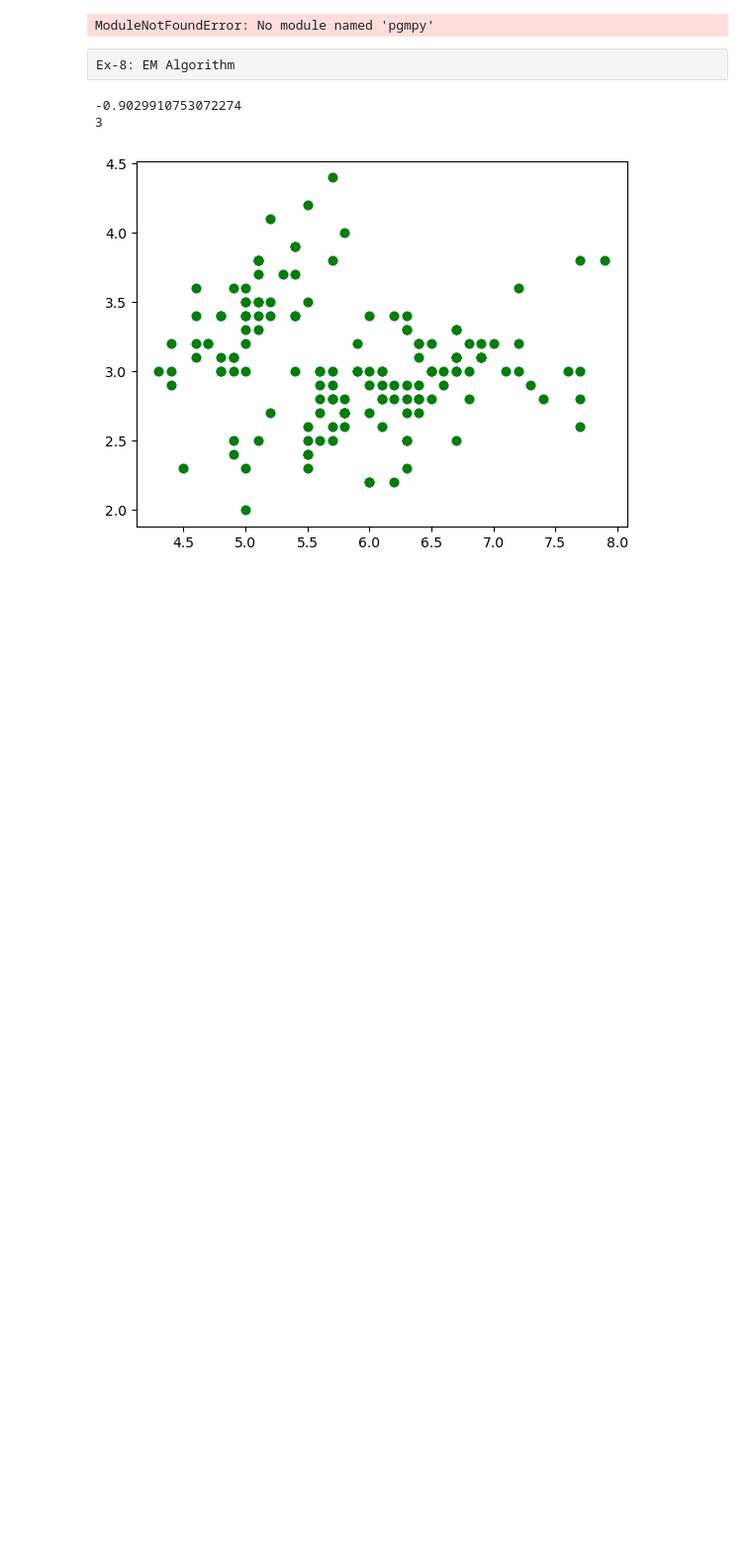
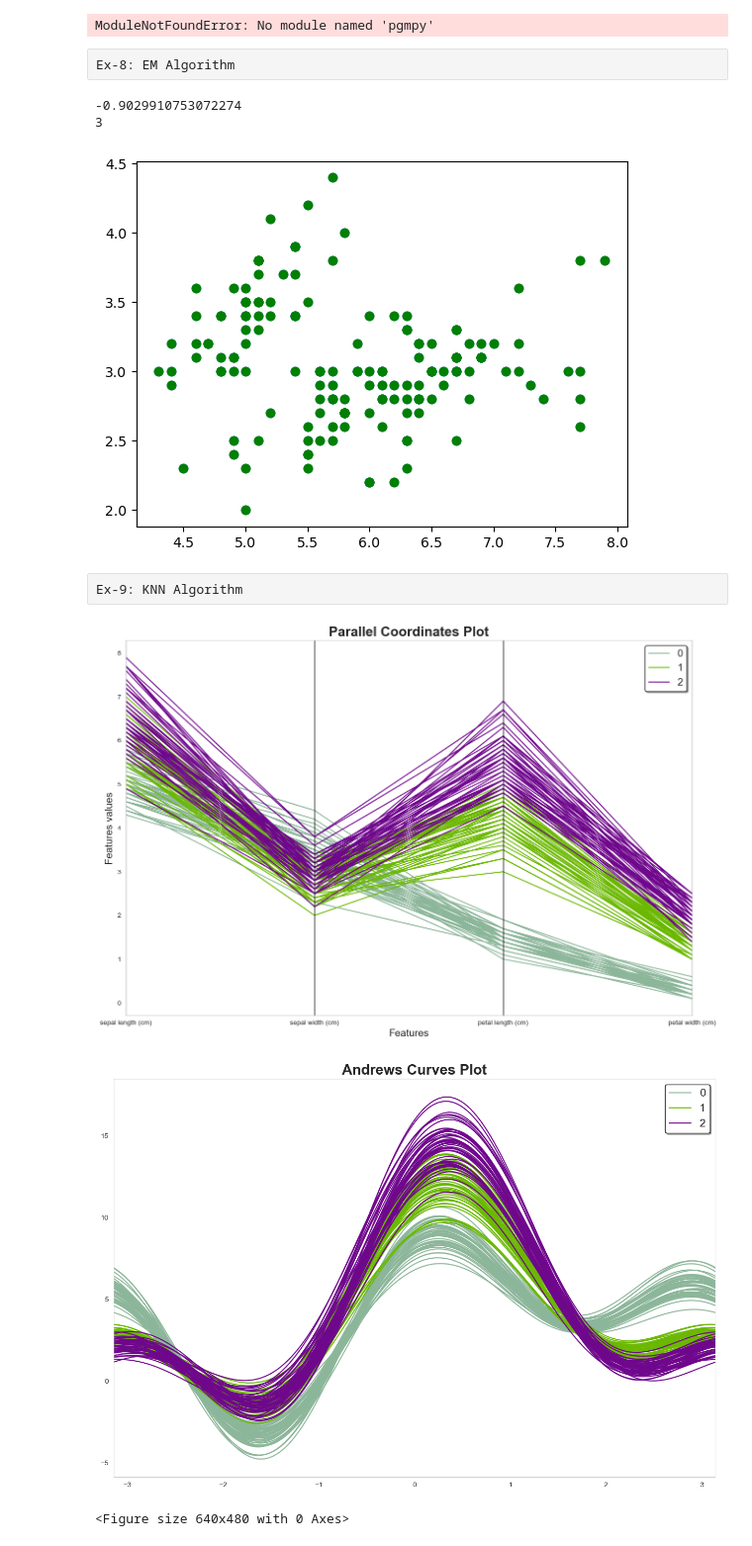
Before and after one commit to Haryish/MCA-e_Library, a Jupyter notebook: Semester2/AIML Lab/2232MCA0058-AIML Lab.ipynb, the cells around one changed output. Shown at 99% size. Cells and saved outputs as stored; diff of their text form; code cells hidden in the pictures; blank space fills up the shorter version.

```diff
--- a/Semester2/AIML Lab/2232MCA0058-AIML Lab.ipynb
+++ b/Semester2/AIML Lab/2232MCA0058-AIML Lab.ipynb
@@ -291,3 +361,82 @@ print(gmm.n_iter_)
 -0.9029910753072274
 3
 [figure]
+# %% [raw]
+Ex-9: KNN Algorithm
+# %%
+import numpy as np
+import pandas as pd
+
+from sklearn import datasets
+iris = datasets.load_iris()
+
+x,y = pd.DataFrame(iris['data'],columns=iris['feature_names']),pd.DataFrame(iris['target'],columns=['target'])
+
+dataset = x
+dataset['target'] = y
+
+
+from sklearn.neighbors import KNeighborsClassifier
+from sklearn.metrics import confusion_matrix, accuracy_score
+from sklearn.model_selection import cross_val_score
+
+
+classifier = KNeighborsClassifier(n_neighbors=3)
+
+
+classifier.fit(xtr, ytr)
+
+
+y_pred = classifier.predict(xts)
+
+cm = confusion_matrix(yts, y_pred)
+
+# creating list of K for KNN
+k_list = list(range(1,50,2))
+# creating list of cv scores
+cv_scores = []
+
+# perform 10-fold cross validation
+for k in k_list:
+    knn = KNeighborsClassifier(n_neighbors=k)
+    scores = cross_val_score(knn, xtr, ytr, cv=10, scoring='accuracy')
+    cv_scores.append(scores.mean())
+
+
+import matplotlib.pyplot as plt
+import seaborn as sns
+%matplotlib inline
+from pandas.plotting import parallel_coordinates
+plt.figure(figsize=(15,10))
+parallel_coordinates(dataset, "target")
+plt.title('Parallel Coordinates Plot', fontsize=20, fontweight='bold')
+plt.xlabel('Features', fontsize=15)
+plt.ylabel('Features values', fontsize=15)
+plt.legend(loc=1, prop={'size': 15}, frameon=True,shadow=True, facecolor="white", edgecolor="black")
+plt.show()
+
+from sklearn.model_selection import train_test_split
+xtr, xts, ytr, yts = train_test_split(x, y, test_size = 0.2, random_state = 0)
+
+from pandas.plotting import andrews_curves
+plt.figure(figsize=(15,10))
+andrews_curves(dataset, "target")
+plt.title('Andrews Curves Plot', fontsize=20, fontweight='bold')
+plt.legend(loc=1, prop={'size': 15}, frameon=True,shadow=True, facecolor="white", edgecolor="black")
+plt.show()
+
+MSE = [1 - x for x in cv_scores]
+
+plt.figure()
+plt.figure(figsize=(15,10))
+plt.title('The optimal number of neighbors', fontsize=20, fontweight='bold')
+plt.xlabel('Number of Neighbors K', fontsize=15)
+plt.ylabel('Misclassification Error', fontsize=15)
+sns.set_style("whitegrid")
+plt.plot(k_list, MSE)
+
+plt.show()
+# %% [output]
+[figure, added]
+[figure, added]
+<Figure size 640x480 with 0 Axes>
```
Also changed, not shown: parts of 18 cells of this notebook, 8 other files.
